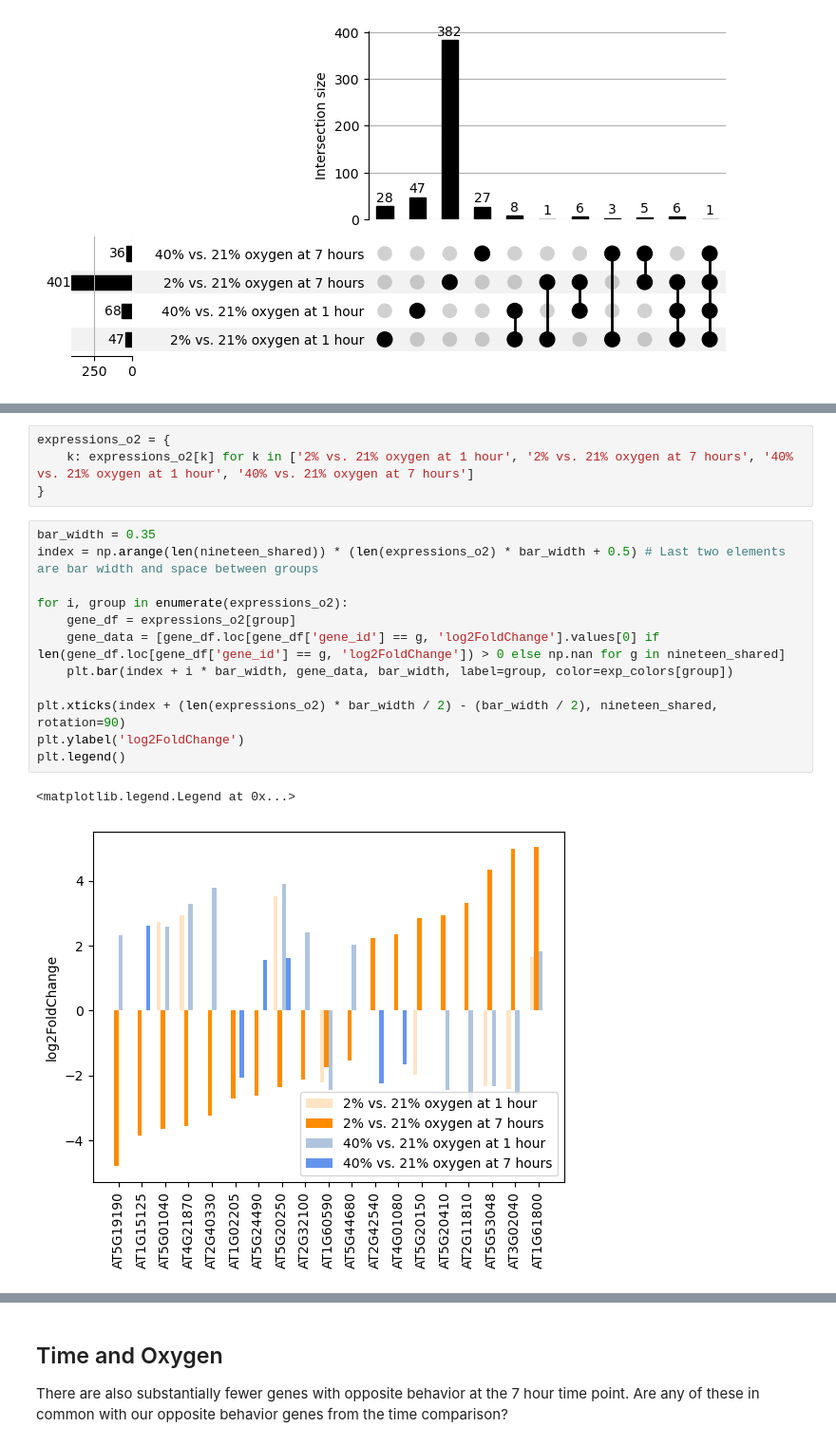
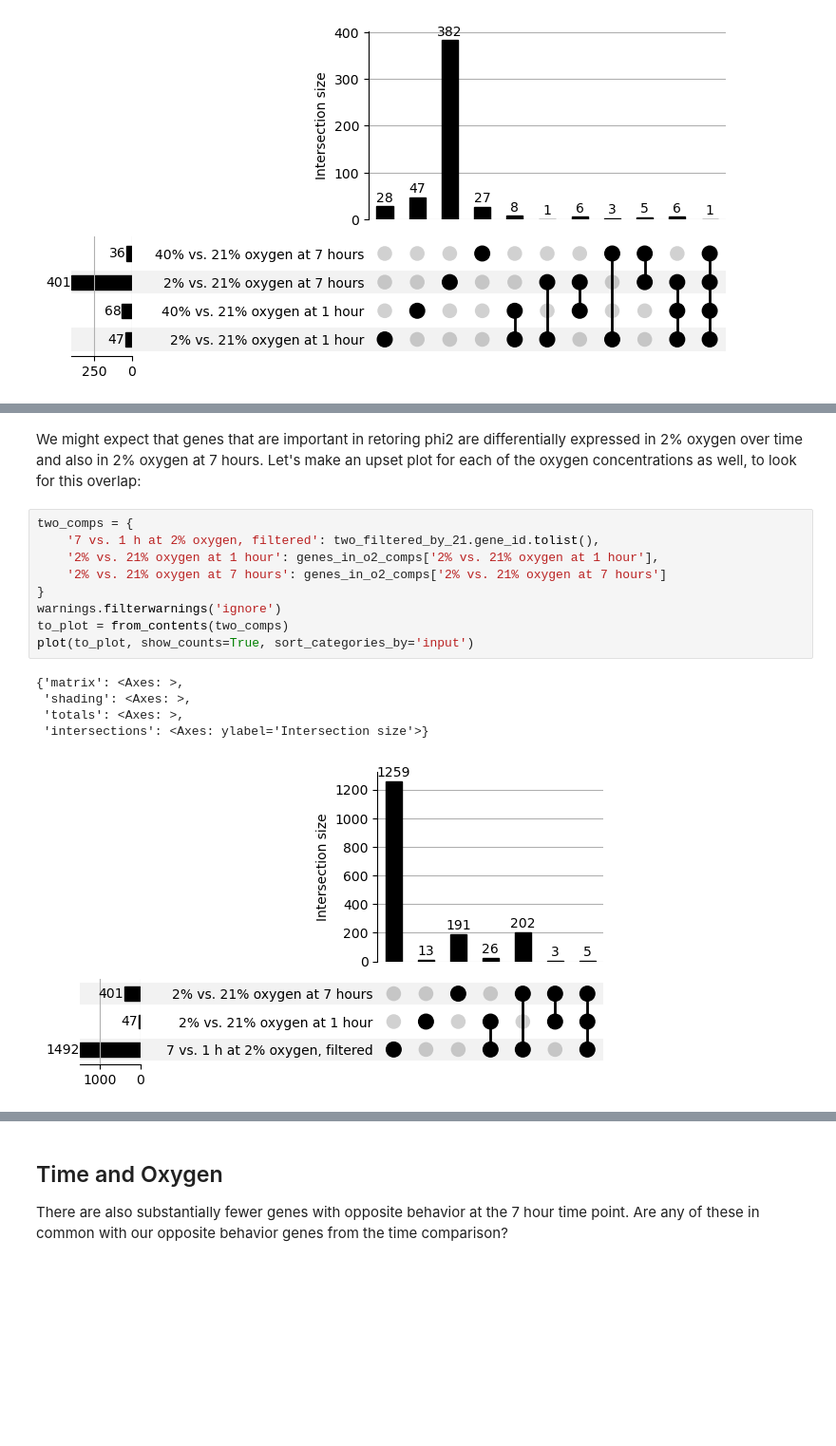
Before and after one commit to serenalotreck/photorespiration-omics, a Jupyter notebook: notebooks/transcriptomics_visualizations.ipynb, the cells around one changed output, grey strips where cells are left out. Shown at 95% size. Saved outputs shown, nothing was run; the diff lists cells and outputs as text; blank space fills up the shorter version.

```diff
--- a/notebooks/transcriptomics_visualizations.ipynb
+++ b/notebooks/transcriptomics_visualizations.ipynb
@@ -245,19 +229,17 @@ exp_colors = {
-# %%
-expressions_o2 = {
-    k: expressions_o2[k] for k in ['2% vs. 21% oxygen at 1 hour', '2% vs. 21% oxygen at 7 hours', '40% vs. 21% oxygen at 1 hour', '40% vs. 21% oxygen at 7 hours']
-}
-# %%
-bar_width = 0.35
-index = np.arange(len(nineteen_shared)) * (len(expressions_o2) * bar_width + 0.5) # Last two elements are bar width and space between groups
-
-for i, group in enumerate(expressions_o2):
-    gene_df = expressions_o2[group]
-    gene_data = [gene_df.loc[gene_df['gene_id'] == g, 'log2FoldChange'].values[0] if len(gene_df.loc[gene_df['gene_id'] == g, 'log2FoldChange']) > 0 else np.nan for g in nineteen_shared]
-    plt.bar(index + i * bar_width, gene_data, bar_width, label=group, color=exp_colors[group])
-
-plt.xticks(index + (len(expressions_o2) * bar_width / 2) - (bar_width / 2), nineteen_shared, rotation=90)
-plt.ylabel('log2FoldChange')
-plt.legend()
-# %% [output]
-<matplotlib.legend.Legend at 0x...>
-[figure, removed]
+# %% [markdown]
+We might expect that genes that are important in retoring phi2 are differentially expressed in 2% oxygen over time and also in 2% oxygen at 7 hours. Let's make an upset plot for each of the oxygen concentrations as well, to look for this overlap:
+# %%
+two_comps = {
+    '7 vs. 1 h at 2% oxygen, filtered': two_filtered_by_21.gene_id.tolist(),
+    '2% vs. 21% oxygen at 1 hour': genes_in_o2_comps['2% vs. 21% oxygen at 1 hour'],
+    '2% vs. 21% oxygen at 7 hours': genes_in_o2_comps['2% vs. 21% oxygen at 7 hours']
+}
+warnings.filterwarnings('ignore')
+to_plot = from_contents(two_comps)
+plot(to_plot, show_counts=True, sort_categories_by='input')
+# %% [output]
+{'matrix': <Axes: >,
+ 'shading': <Axes: >,
+ 'totals': <Axes: >,
+ 'intersections': <Axes: ylabel='Intersection size'>}
+[figure, added]
```
Also changed, not shown: parts of 54 cells of this notebook, 5 other files.
